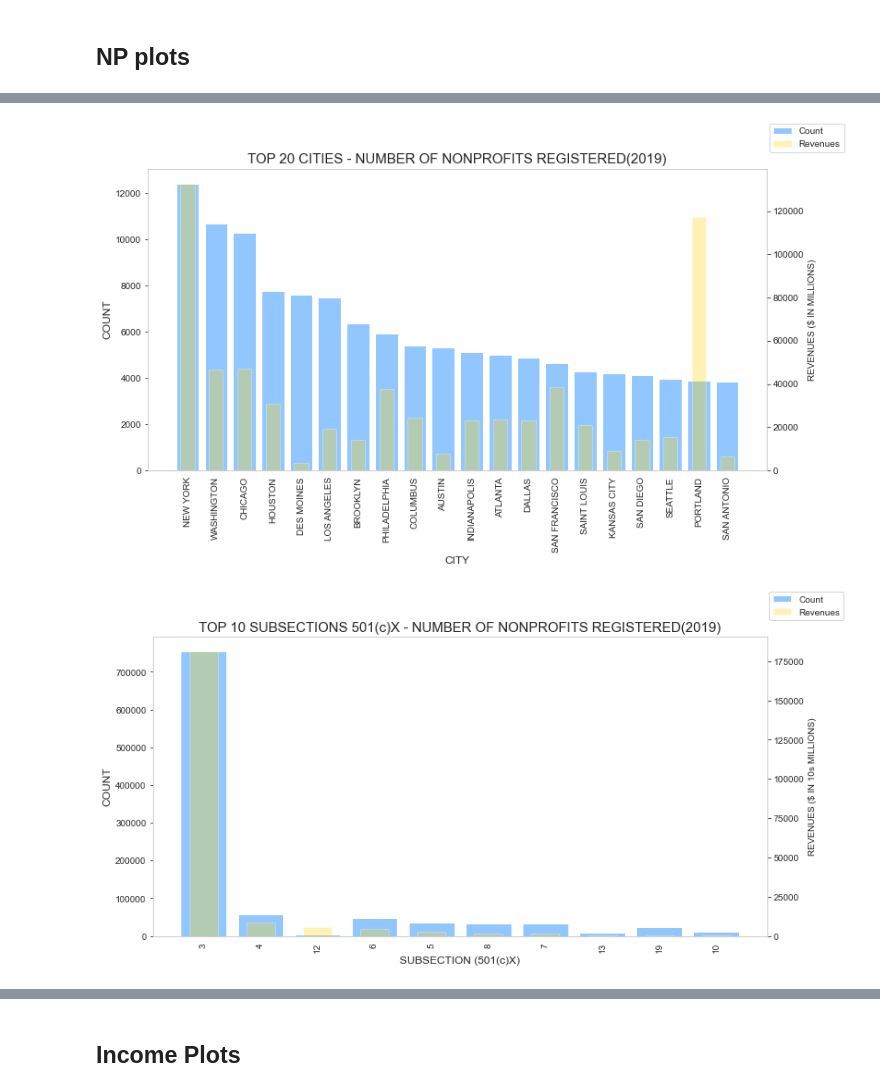
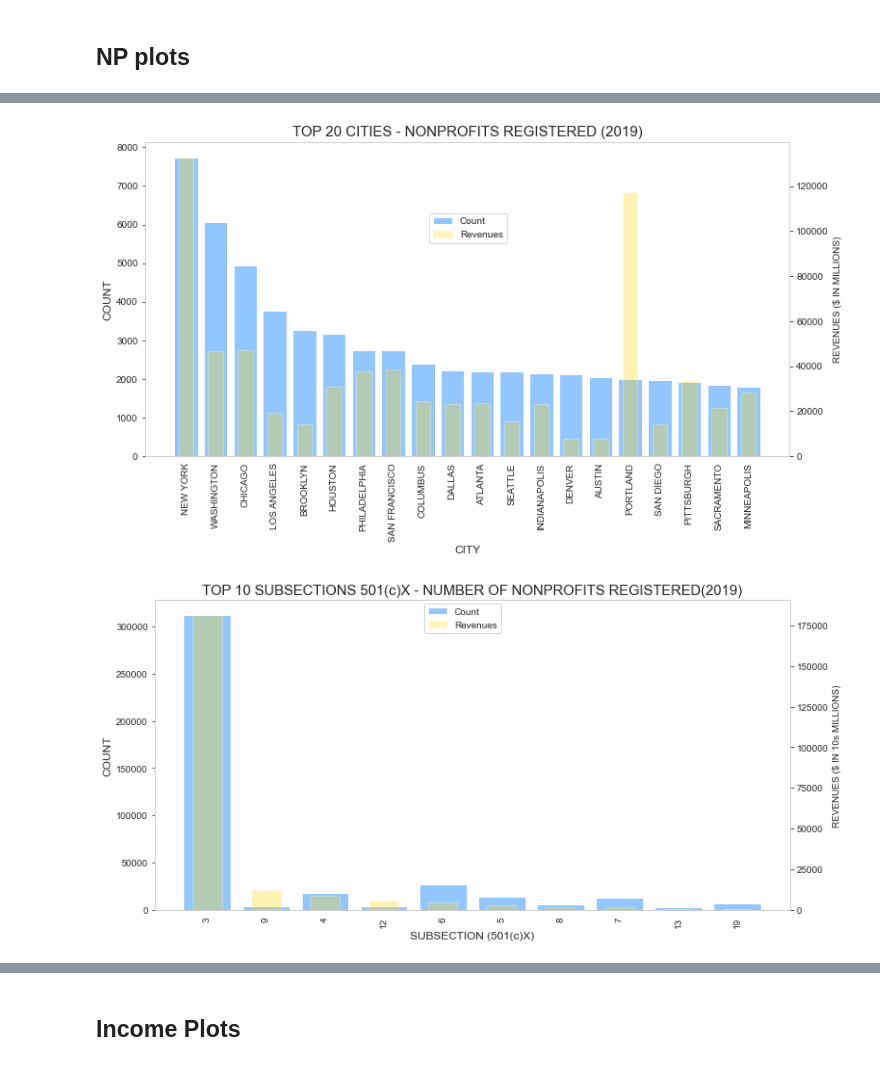
Before and after one commit to lesro/change_unlimited, a Jupyter notebook: notebooks/day3_eda_.ipynb, the cells around one changed output, grey strips where cells are left out. Cells and saved outputs as stored; diff of their text form; code cells hidden in the pictures.

Commit message:
final graphs and stats

```diff
--- a/notebooks/day3_eda_.ipynb
+++ b/notebooks/day3_eda_.ipynb
@@ -50,0 +22,10 @@ Name: REVENUE_AMT, Length: 1017131, dtype: float64
+# %%
+reduced_df = eda_df[['STATE_x','CITY','FOUNDATION','SUBSECTION','REVENUE_AMT','avg_income','zipcode']]
+# %%
+
+# df2 = subfound[['STATE_x','FOUNDATION','SUBSECTION','REVENUE_AMT','avg_income','zipcode']]
+revdf = reduced_df[reduced_df['REVENUE_AMT'] > 0]
+subdf = revdf[revdf['SUBSECTION'] == 3]
+foudf = subdf[subdf['FOUNDATION'] == 15]
+
+foudf
@@ -73,8 +53,8 @@ Name: REVENUE_AMT, Length: 1017131, dtype: float64
 
 # #dual axis bar plot (reformat values to show in millions)
 
-count = eda_df.groupby('STATE_x').count()[['REVENUE_AMT']]
-revs = eda_df.groupby('STATE_x').sum()[['REVENUE_AMT']]
+count = revdf.groupby('STATE_x').count()[['REVENUE_AMT']]
+revs = revdf.groupby('STATE_x').sum()[['REVENUE_AMT']]
 
 combined = pd.merge(count,revs, left_index=True,right_index=True).sort_values(by='REVENUE_AMT_x', ascending=False)
 
@@ -96,5 +76,5 @@ def dual_axis_plot(df, y1, y2, title, y1label, y2label, xlabel,filename):
     ax2.bar(df.index, y2, color='gold', alpha=.3, width=.5, align='center', label='Revenues')
     ax2.set_ylabel(f'{y2label}')
     ax2.grid()
-    fig.legend()
+    fig.legend(bbox_to_anchor=(.5, .85))
     plt.savefig(f'../images/{filename}.png')
@@ -116,10 +92,10 @@ dual_axis_plot(combined,
 # %%
-#establish df for plotting num of NPs per State > city > zip
+##### establish df for plotting num of NPs per State > city > zip
 #plot on folium density map
 #number of NPs registered with IRS by city
 
-count2 = eda_df.groupby('CITY').count()[['REVENUE_AMT']]
-revs2 = eda_df.groupby('CITY').sum()[['REVENUE_AMT']]
+count2 = revdf.groupby('CITY').count()[['REVENUE_AMT']]
+revs2 = revdf.groupby('CITY').sum()[['REVENUE_AMT']]
 
 combined2 = pd.merge(count2,revs2, left_index=True,right_index=True).nlargest(20, columns='REVENUE_AMT_x').sort_values(by='REVENUE_AMT_x', ascending=False)
 
@@ -129,13 +105,13 @@ combined2.REVENUE_AMT_y = round(combined2['REVENUE_AMT_y']/1000000,2)
 dual_axis_plot(combined2,
                combined2['REVENUE_AMT_x'],
                combined2['REVENUE_AMT_y'],
-              'TOP 20 CITIES - NUMBER OF NONPROFITS REGISTERED(2019)',
+              'TOP 20 CITIES - NONPROFITS REGISTERED (2019)',
               'COUNT',
               'REVENUES ($ IN MILLIONS)',
               'CITY',
-              'num_nps_city')
+              'num_nps_city2')
 # %% [output]
-[figure, old version]
+[figure, new version]
 # %%
 
 new_index = [ 3,  9,  4, 12,  6,  5, 14,  8,  7, 27, 13,  2, 19, 25, 29, 10,  1,
@@ -149,30 +125,30 @@ for i in new_index:
 # %%
 #nps by subsection, relevant because this will tell me
 #type of organization and if contributions are deductible
 #deductible is not beind analyzed at this moment
 
 #which subsection have the most NPs and where are they in the US
 
 
-count3 = eda_df.groupby('SUBSECTION').count()[['REVENUE_AMT']]
-revs3 = eda_df.groupby('SUBSECTION').sum()[['REVENUE_AMT']]
+count3 = revdf.groupby('SUBSECTION').count()[['REVENUE_AMT']]
+revs3 = revdf.groupby('SUBSECTION').sum()[['REVENUE_AMT']]
 
 combined3 = pd.merge(count3,revs3, left_index=True,right_index=True).nlargest(10,columns='REVENUE_AMT_x').sort_values(by='REVENUE_AMT_y', ascending=False)
 
 combined3.REVENUE_AMT_y = round(combined3['REVENUE_AMT_y']/10000000,2)
 
 # combined3.index.astype('str', copy=False)
 combined3.index = combined3.index.astype(str, copy=False)
 dual_axis_plot(combined3,
                combined3['REVENUE_AMT_x'],
                combined3['REVENUE_AMT_y'],
               'TOP 10 SUBSECTIONS 501(c)X - NUMBER OF NONPROFITS REGISTERED(2019)',
               'COUNT',
               'REVENUES ($ IN 10s MILLIONS)',
               'SUBSECTION (501(c)X)',
-              'num_nps_sub')
+              'num_nps_sub2')
 # %% [output]
-[figure, old version]
+[figure, new version]
 # %%
 #nps by foundation, where they receive most of their funding
 
```
Also changed, not shown: parts of 44 cells of this notebook, 22 other files.
